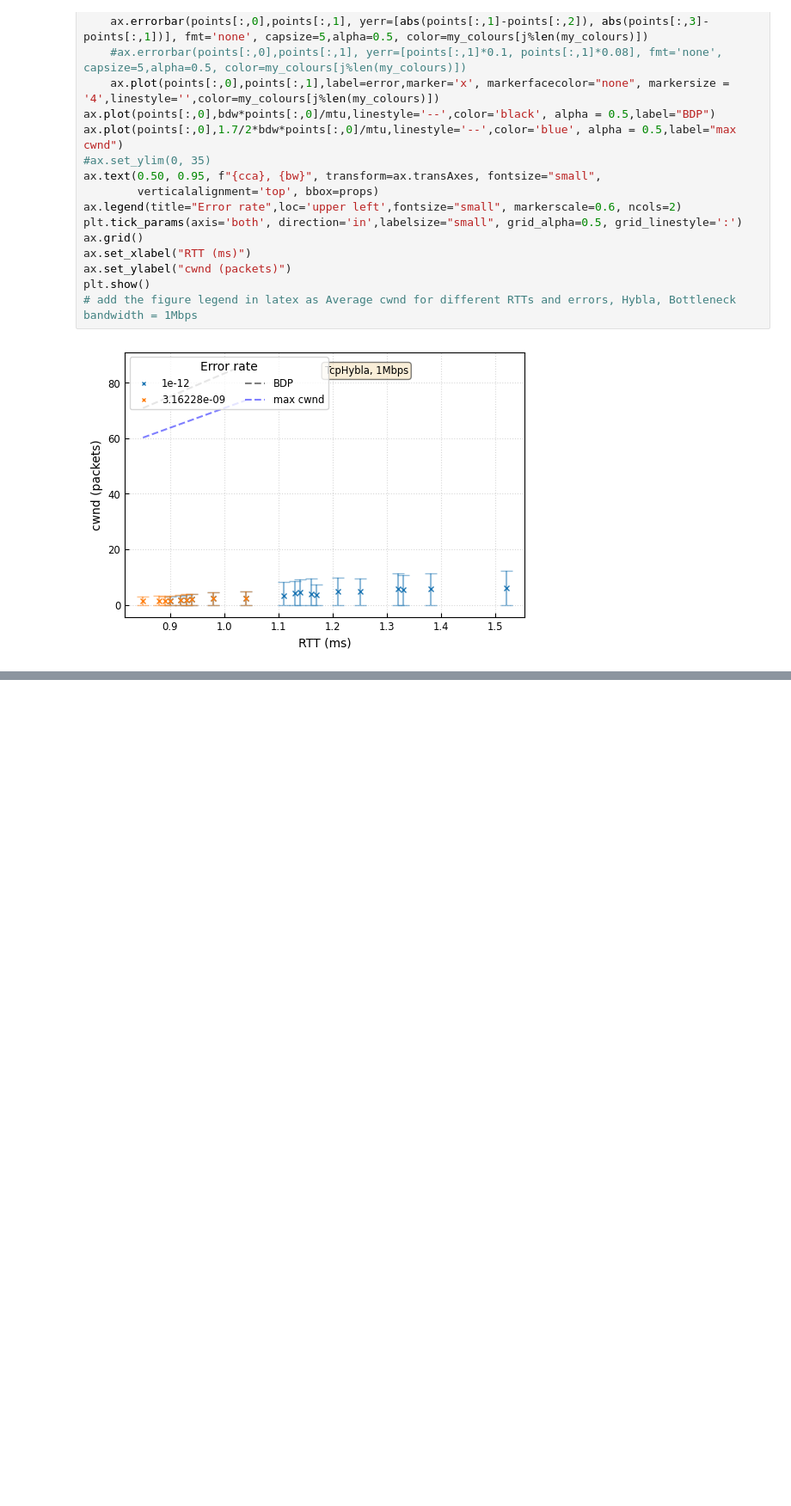
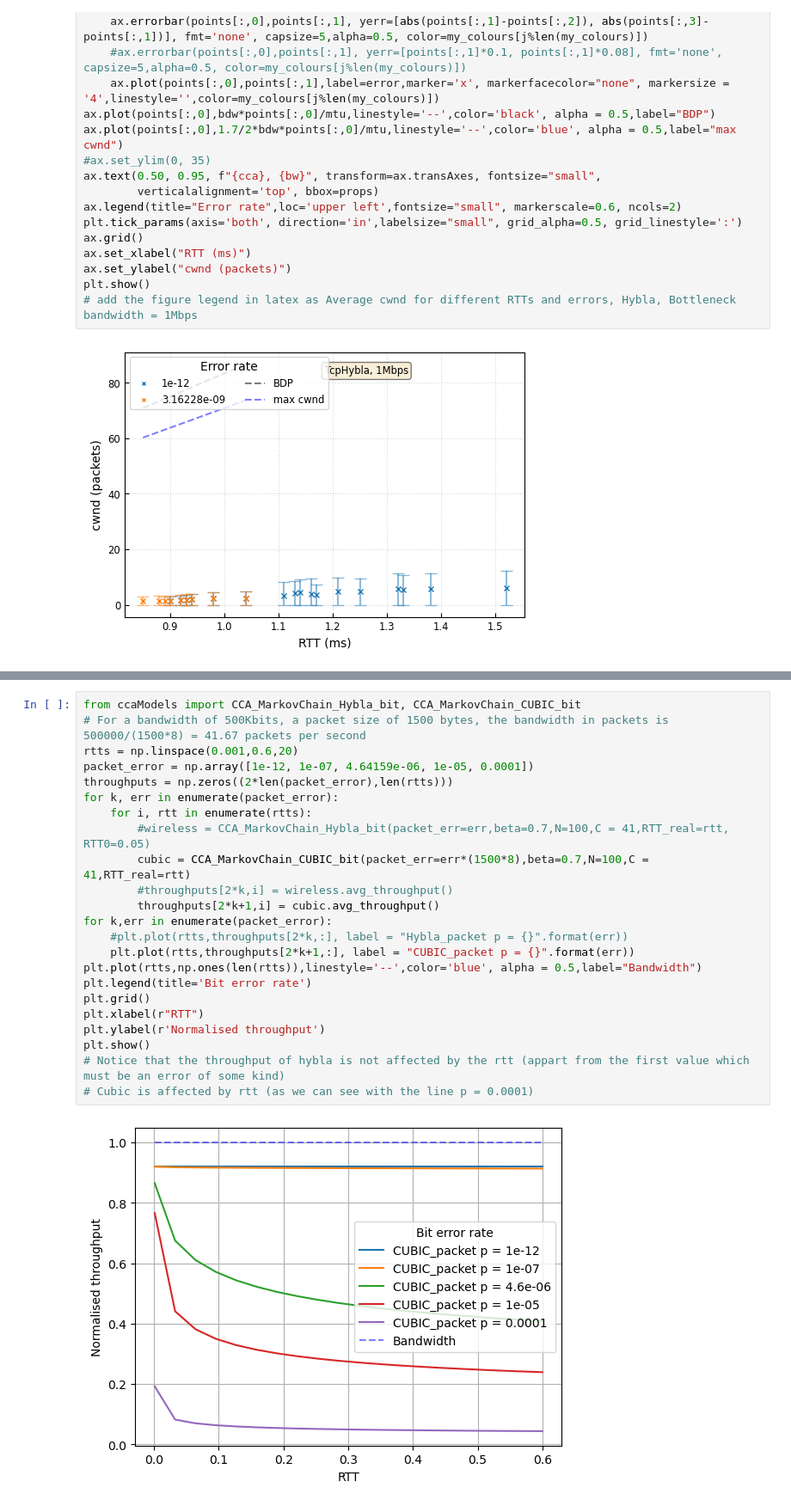
Before and after one commit to megretj/qpepcca, a Jupyter notebook: ns3_analysis.ipynb, the cells around one changed output, grey strips where cells are left out. Shown at 86% size. Cells and saved outputs as stored; diff of their text form; blank space fills up the shorter version.

```diff
--- a/ns3_analysis.ipynb
+++ b/ns3_analysis.ipynb
@@ -1429,0 +2023,25 @@ plt.show()
+# %%
+from ccaModels import CCA_MarkovChain_Hybla_bit, CCA_MarkovChain_CUBIC_bit
+# For a bandwidth of 500Kbits, a packet size of 1500 bytes, the bandwidth in packets is 500000/(1500*8) = 41.67 packets per second
+rtts = np.linspace(0.001,0.6,20)
+packet_error = np.array([1e-12, 1e-07, 4.64159e-06, 1e-05, 0.0001])
+throughputs = np.zeros((2*len(packet_error),len(rtts)))
+for k, err in enumerate(packet_error):
+    for i, rtt in enumerate(rtts):
+        #wireless = CCA_MarkovChain_Hybla_bit(packet_err=err,beta=0.7,N=100,C = 41,RTT_real=rtt, RTT0=0.05)
+        cubic = CCA_MarkovChain_CUBIC_bit(packet_err=err*(1500*8),beta=0.7,N=100,C = 41,RTT_real=rtt)
+        #throughputs[2*k,i] = wireless.avg_throughput()
+        throughputs[2*k+1,i] = cubic.avg_throughput()
+for k,err in enumerate(packet_error):
+    #plt.plot(rtts,throughputs[2*k,:], label = "Hybla_packet p = {}".format(err))
+    plt.plot(rtts,throughputs[2*k+1,:], label = "CUBIC_packet p = {}".format(err))
+plt.plot(rtts,np.ones(len(rtts)),linestyle='--',color='blue', alpha = 0.5,label="Bandwidth")
+plt.legend(title='Bit error rate')
+plt.grid()
+plt.xlabel(r"RTT")
+plt.ylabel(r'Normalised throughput')
+plt.show()
+# Notice that the throughput of hybla is not affected by the rtt (appart from the first value which must be an error of some kind)
+# Cubic is affected by rtt (as we can see with the line p = 0.0001)
+# %% [output]
+[figure, added]
```
Also changed, not shown: parts of 13 cells of this notebook, 4 other files.
